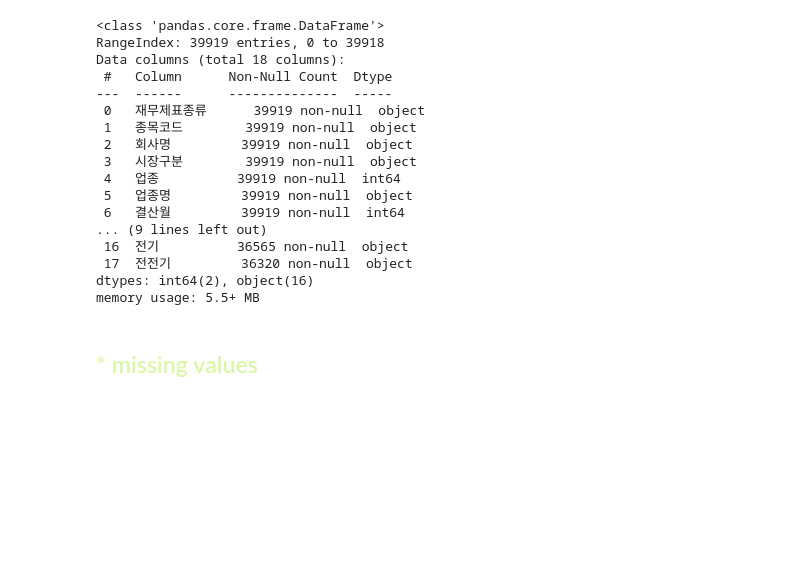
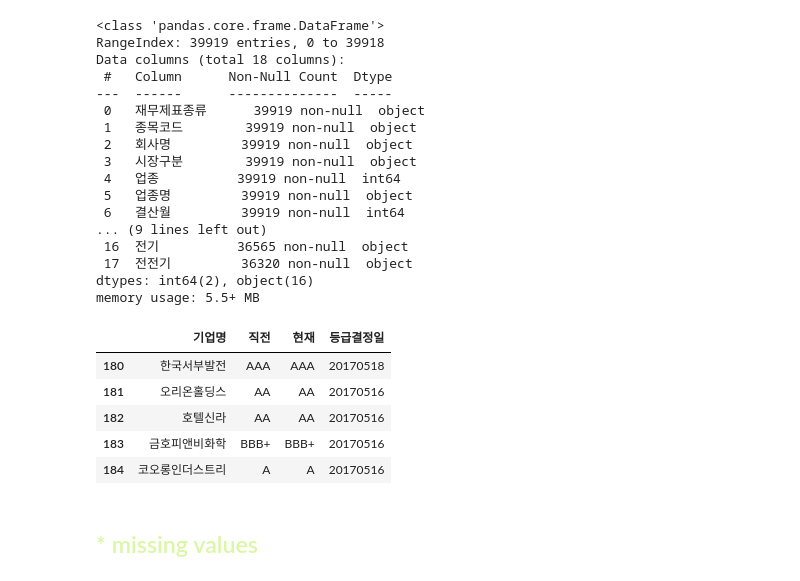
Before and after one commit to KIMS-Github/TIL_, a Jupyter notebook: regression_project/Regression_EDA.ipynb, the cells around one changed output. Cells and saved outputs as stored; diff of their text form; code cells hidden in the pictures; blank space fills up the shorter version.

```diff
--- a/regression_project/Regression_EDA.ipynb
+++ b/regression_project/Regression_EDA.ipynb
@@ -44,6 +44,16 @@ Data columns (total 18 columns):
  17  전전기         36320 non-null  object
 dtypes: int64(2), object(16)
 memory usage: 5.5+ MB
+# %%
+raw_cn = pd.read_csv('cn_16_17.csv')
+raw_cn.tail()
+# %% [output]
+|  | 기업명 | 직전 | 현재 | 등급결정일 |
+| 180 | 한국서부발전 | AAA | AAA | 20170518 |
+| 181 | 오리온홀딩스 | AA | AA | 20170516 |
+| 182 | 호텔신라 | AA | AA | 20170516 |
+| 183 | 금호피앤비화학 | BBB+ | BBB+ | 20170516 |
+| 184 | 코오롱인더스트리 | A | A | 20170516 |
 # %% [markdown]
 ## <font color = "#DAF7A6"> * missing values
 # %%
```
Also changed, not shown: parts of 4 cells of this notebook, 1 other file.
